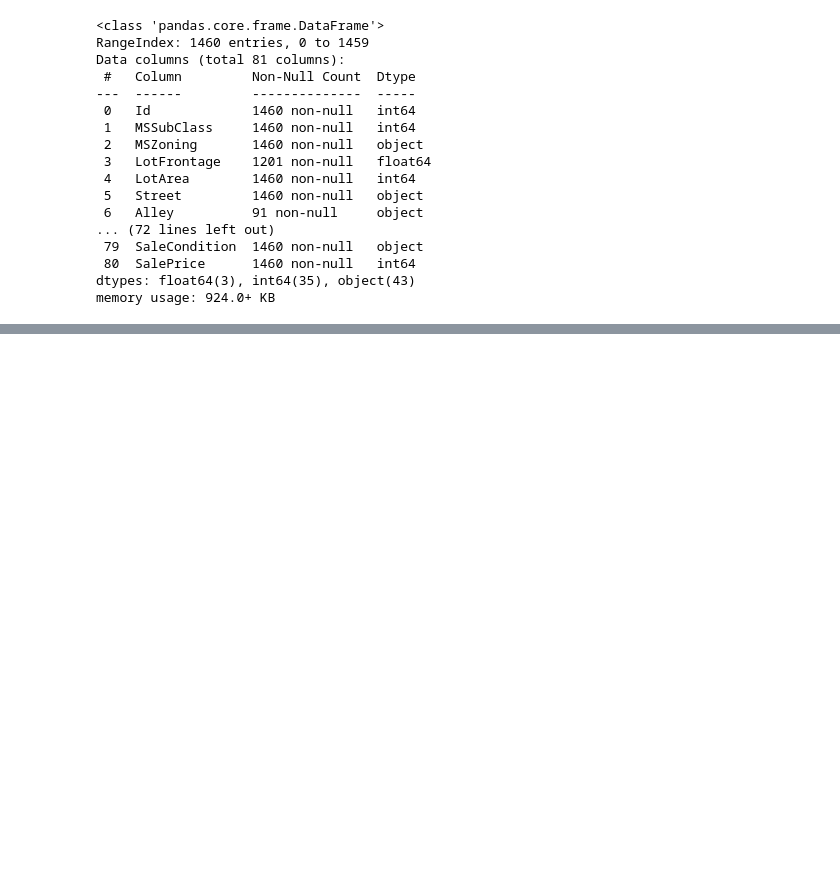
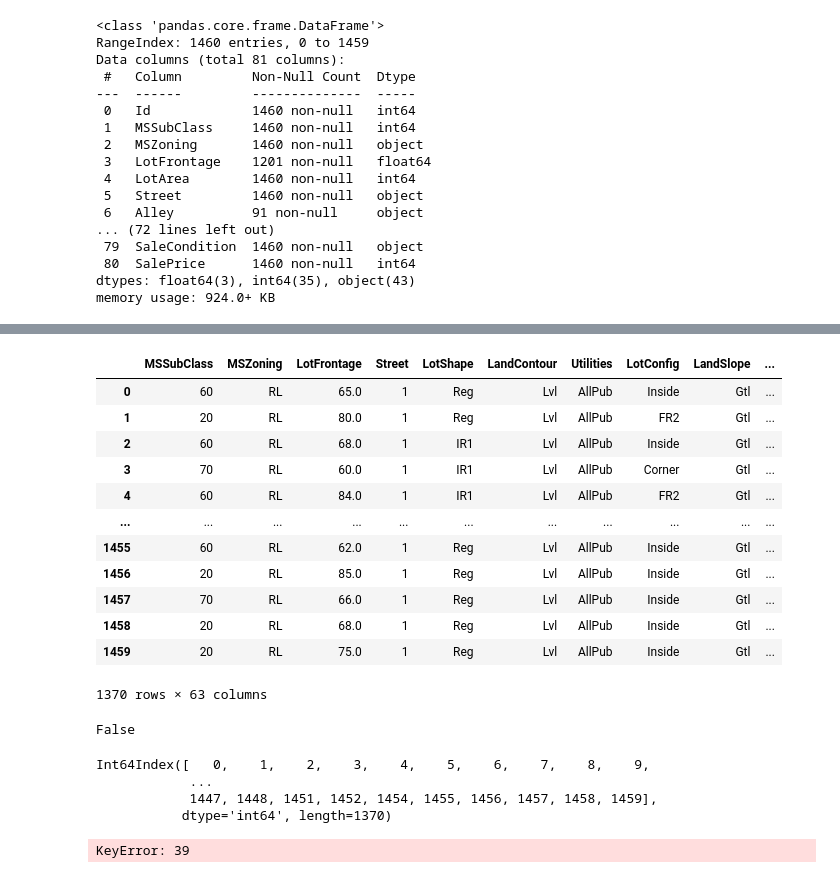
Before and after one commit to krissupervizz/regression_kaggle_competition, a Jupyter notebook: notebooks/draft.ipynb, the cells around one changed output, grey strips where cells are left out. Cells and saved outputs as stored; diff of their text form; code cells hidden in the pictures; blank space fills up the shorter version.

```diff
--- a/notebooks/draft.ipynb
+++ b/notebooks/draft.ipynb
@@ -339,0 +266,73 @@ array(['MSZoning', 'LotShape', 'LandContour', 'LotConfig', 'LandSlope',
+# %%
+def noise_level(df: pd.DataFrame):
+    level_noise = []
+    area = df['MSZoning']
+    cond1 = df['Condition1']
+    cond2 = df['Condition2']
+    five_cond = ['I', 'RH', 'C', 'Artery', 'RRNh', 'RRAn', 'RRNe', 'RRAe']
+    four_cond = ['A', 'FV', 'RM', 'Feedr']
+    three_cond = ['RL', 'Norm']
+    two_cond = ['RP', 'PosN', 'PosA']
+    for i in area.index:
+        if ((area[i] in five_cond) or (cond1[i] in five_cond) or (cond2[i] in five_cond)):
+            level_noise.append(5)
+        elif ((area[i] in four_cond) or (cond1[i] in four_cond) or (cond2[i] in four_cond)):
+            level_noise.append(4)
+        elif ((area[i] in three_cond) or (cond1[i] in three_cond) or (cond2[i] in three_cond)):
+            level_noise.append(3)
+        elif ((area[i] in two_cond) or (cond1[i] in two_cond) or (cond2[i] in two_cond)):
+            level_noise.append(2)
+    df['noise_level'] = level_noise
+    return df
+# %%
+level_noise = []
+area = train_interim_data['MSZoning']
+cond1 = train_interim_data['Condition1']
+cond2 = train_interim_data['Condition2']
+five_cond = ['I', 'RH', 'C', 'Artery', 'RRNh', 'RRAn', 'RRNe', 'RRAe']
+four_cond = ['A', 'FV', 'RM', 'Feedr']
+three_cond = ['RL', 'Norm']
+two_cond = ['RP', 'PosN', 'PosA']
+for i in area.index:
+    if ((area[i] in five_cond) or (cond1[i] in five_cond) or (cond2[i] in five_cond)):
+        level_noise.append(5)
+    elif ((area[i] in four_cond) or (cond1[i] in four_cond) or (cond2[i] in four_cond)):
+        level_noise.append(4)
+    elif ((area[i] in three_cond) or (cond1[i] in three_cond) or (cond2[i] in three_cond)):
+        level_noise.append(3)
+    elif ((area[i] in two_cond) or (cond1[i] in two_cond) or (cond2[i] in two_cond)):
+        level_noise.append(2)
+train_interim_data['noise_level'] = level_noise
+# %%
+train_interim_data = noise_level(train_interim_data)
+# %%
+train_interim_data
+# %% [output]
+|  | MSSubClass | MSZoning | LotFrontage | Street | LotShape | LandContour | Utilities | LotConfig | LandSlope | ... |
+| 0 | 60 | RL | 65.0 | 1 | Reg | Lvl | AllPub | Inside | Gtl | ... |
+| 1 | 20 | RL | 80.0 | 1 | Reg | Lvl | AllPub | FR2 | Gtl | ... |
+| 2 | 60 | RL | 68.0 | 1 | IR1 | Lvl | AllPub | Inside | Gtl | ... |
+| 3 | 70 | RL | 60.0 | 1 | IR1 | Lvl | AllPub | Corner | Gtl | ... |
+| 4 | 60 | RL | 84.0 | 1 | IR1 | Lvl | AllPub | FR2 | Gtl | ... |
+| ... | ... | ... | ... | ... | ... | ... | ... | ... | ... | ... |
+| 1455 | 60 | RL | 62.0 | 1 | Reg | Lvl | AllPub | Inside | Gtl | ... |
+| 1456 | 20 | RL | 85.0 | 1 | Reg | Lvl | AllPub | Inside | Gtl | ... |
+| 1457 | 70 | RL | 66.0 | 1 | Reg | Lvl | AllPub | Inside | Gtl | ... |
+| 1458 | 20 | RL | 68.0 | 1 | Reg | Lvl | AllPub | Inside | Gtl | ... |
+| 1459 | 20 | RL | 75.0 | 1 | Reg | Lvl | AllPub | Inside | Gtl | ... |
+1370 rows × 63 columns
+# %%
+(area[0] in five_cond) or (cond1[0] in five_cond) or (cond2[0] in five_cond)
+# %% [output]
+False
+# %%
+area.index
+# %% [output]
+Int64Index([   0,    1,    2,    3,    4,    5,    6,    7,    8,    9,
+            ...
+            1447, 1448, 1451, 1452, 1454, 1455, 1456, 1457, 1458, 1459],
+           dtype='int64', length=1370)
+# %%
+train_interim_data = noise_level(train_interim_data)
+# %% [output]
+KeyError: 39
```
Also changed, not shown: parts of 49 cells of this notebook, 5 other files.
